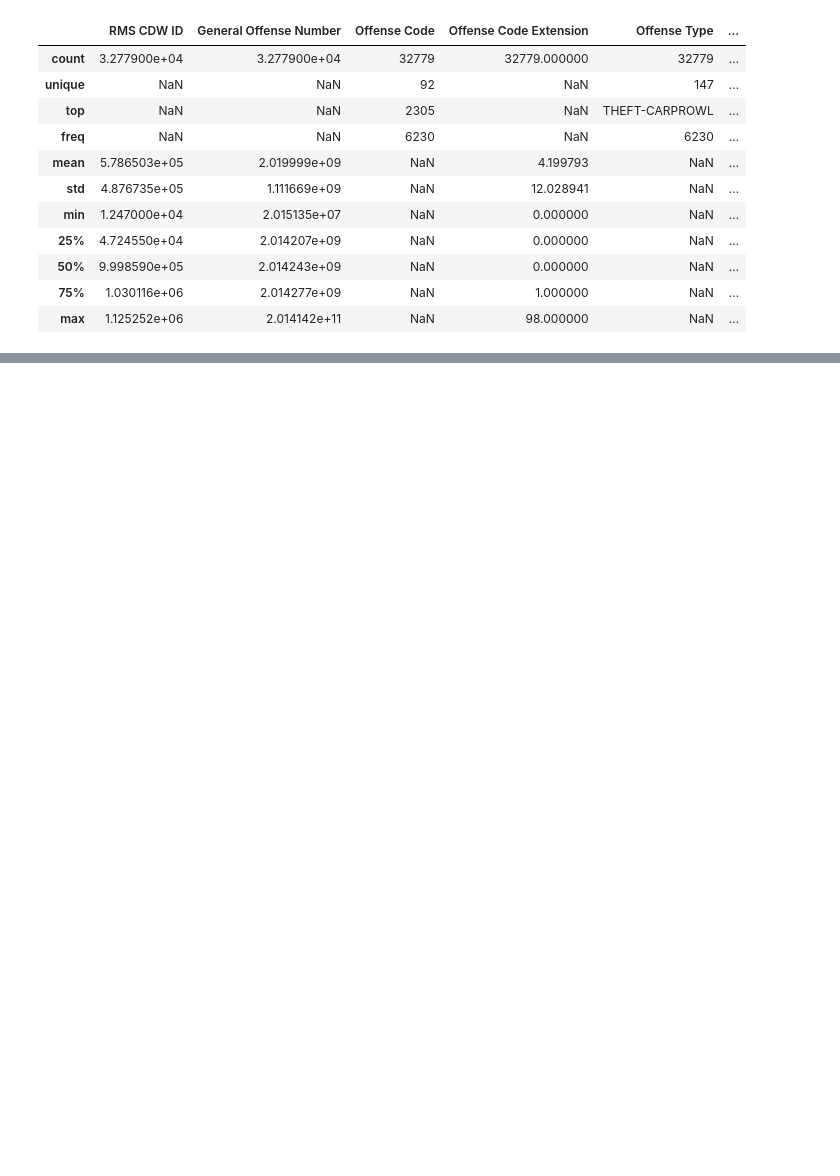
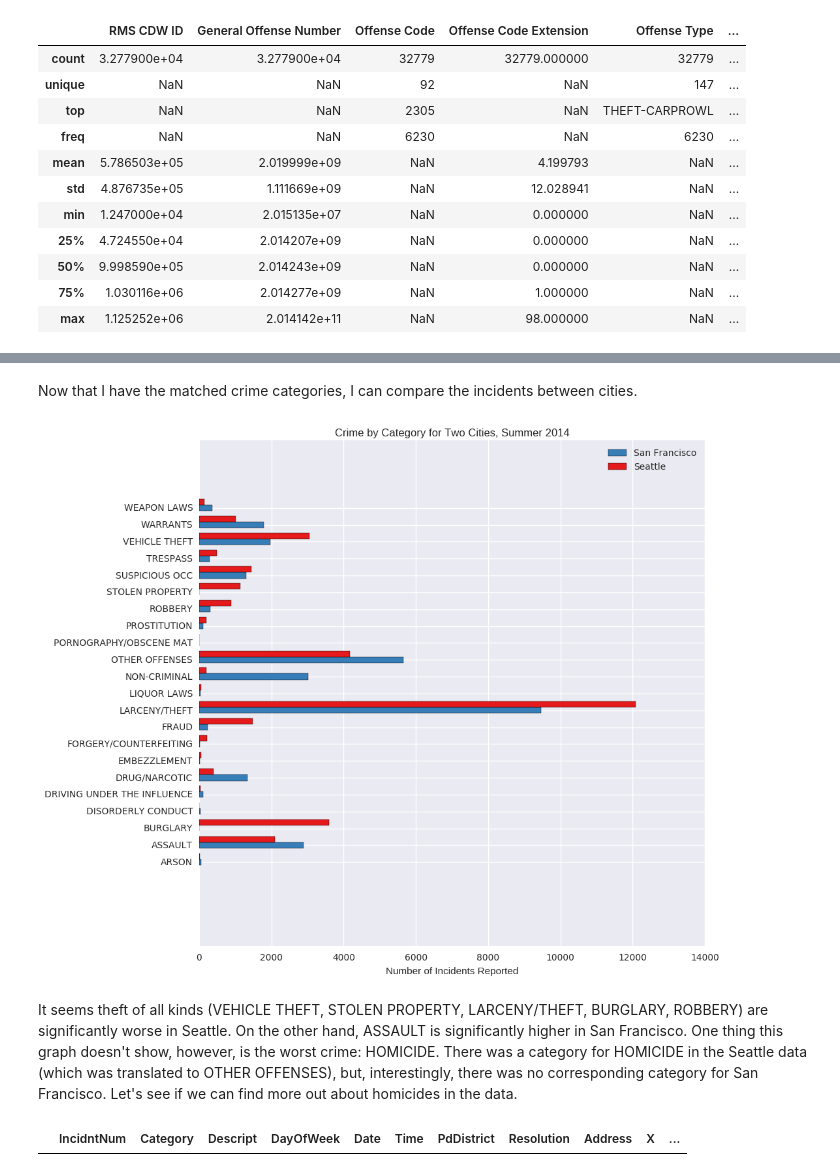
Before and after one commit to datacathy/crime_summer_2014, a Jupyter notebook: crime_summer_2014.ipynb, the cells around one changed output, grey strips where cells are left out. Drawn from its saved outputs; the diff is of its cells as text; code cells hidden in the pictures; blank space fills up the shorter version.

```diff
--- a/crime_summer_2014.ipynb
+++ b/crime_summer_2014.ipynb
@@ -63,0 +217,40 @@ seattle.describe(include = "all")
+# %%
+# create a new variable in the seattle data with the translated crime categories
+seattle['CrimeCat'] = list(map(lambda x: seattletosanfran[x], seattle['Summarized Offense Description']))
+# %%
+# function to take in a san francisco crime category and return the streamlined category
+def translateSanFranCrime(x):
+    if x in ['VANDALISM', 'SUICIDE', 'SECONDARY CODES', 'RUNAWAY', 'LOITERING', 'GAMBLING',
+             'FAMILY OFFENSES', 'EXTORTION', 'DRUNKENNESS', 'BRIBERY', 'KIDNAPPING', 'MISSING PERSON']:
+        return 'OTHER OFFENSES'
+    else:
+        return x
+# %%
+# create a new variable in the san francisco data with the streamlined crime categories
+sanfran['CrimeCat'] = list(map(translateSanFranCrime, sanfran['Category']))
+# %% [markdown]
+Now that I have the matched crime categories, I can compare the incidents between cities.
+# %%
+# first, create the data frames of numbers of incidents, this time using the CrimeCat variables
+sfcounts2 = sanfran.groupby('CrimeCat').agg('count')['X'].sort_index()
+stcounts2 = seattle.groupby('CrimeCat').agg('count')['Location'].sort_index()
+# %%
+n = len(sanfran['CrimeCat'].unique()) # number of crime categories
+index = np.arange(n)
+plt.figure(figsize = (10,10))
+plt.barh(index, sfcounts2, 0.35, label = "San Francisco", align = "center", color = "#377eb8")
+plt.barh(index + 0.35, stcounts2, 0.35, label = "Seattle", align = "center", color = "#e41a1c")
+plt.yticks(index, sfcounts2.index)
+plt.legend()
+plt.xlabel("Number of Incidents Reported")
+plt.title("Crime by Category for Two Cities, Summer 2014")
+plt.show()
+# %% [output]
+[figure, added]
+# %% [markdown]
+It seems theft of all kinds (VEHICLE THEFT, STOLEN PROPERTY, LARCENY/THEFT, BURGLARY, ROBBERY) are significantly worse in Seattle. On the other hand, ASSAULT is significantly higher in San Francisco. One thing this graph doesn't show, however, is the worst crime: HOMICIDE. There was a category for HOMICIDE in the Seattle data (which was translated to OTHER OFFENSES), but, interestingly, there was no corresponding category for San Francisco. Let's see if we can find more out about homicides in the data.
+# %%
+# first search the San Francisco Category variable for anything relating to HOMICIDE I missed
+sanfran[sanfran['Category'].str.contains('HOMICIDE')]
+# %% [output]
+|  | IncidntNum | Category | Descript | DayOfWeek | Date | Time | PdDistrict | Resolution | Address | X | ... |
```
Also changed, not shown: parts of 61 cells of this notebook.
